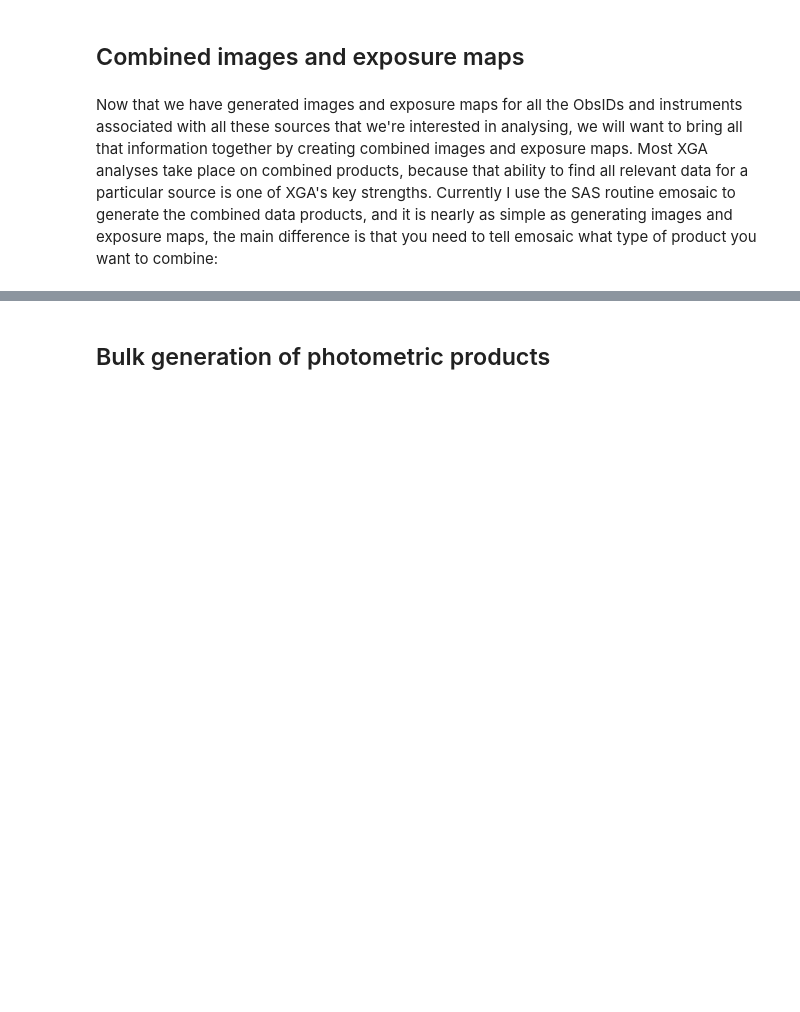
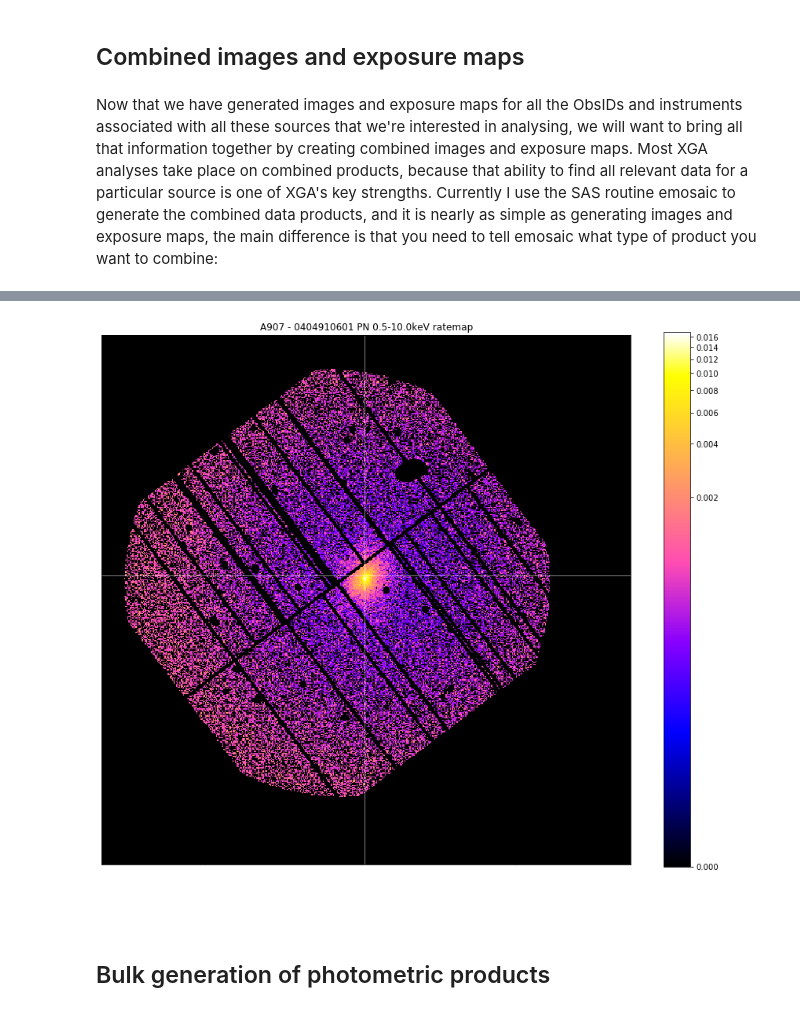
Before and after one commit to DavidT3/XGA, a Jupyter notebook: docs/source/notebooks/tutorials/photometry.ipynb, the cells around one changed output, grey strips where cells are left out. Saved outputs shown, nothing was run; the diff lists cells and outputs as text; code cells hidden in the pictures; blank space fills up the shorter version.

```diff
--- a/docs/source/notebooks/tutorials/photometry.ipynb
+++ b/docs/source/notebooks/tutorials/photometry.ipynb
@@ -276,2 +299,12 @@ demo_src = emosaic(demo_src, 'expmap', lo_en=lo_en, hi_en=hi_en)
+# %%
+# Much the same process as to generate the mask for the combined ratemap, but we also supply an ObsID
+individual_interloper_mask = demo_src.get_interloper_mask(obs_id=chosen_ratemap.obs_id)
+
+# It is very easy to apply the mask to remove any interlopers from the ratemap
+chosen_ratemap.view(cross_hair=demo_src.ra_dec, mask=individual_interloper_mask, figsize=(12, 10))
+# %% [output]
+[figure, added]
+# %% [markdown]
+##
 # %% [markdown]
 ## Bulk generation of photometric products
```
Also changed, not shown: parts of 12 cells of this notebook.
